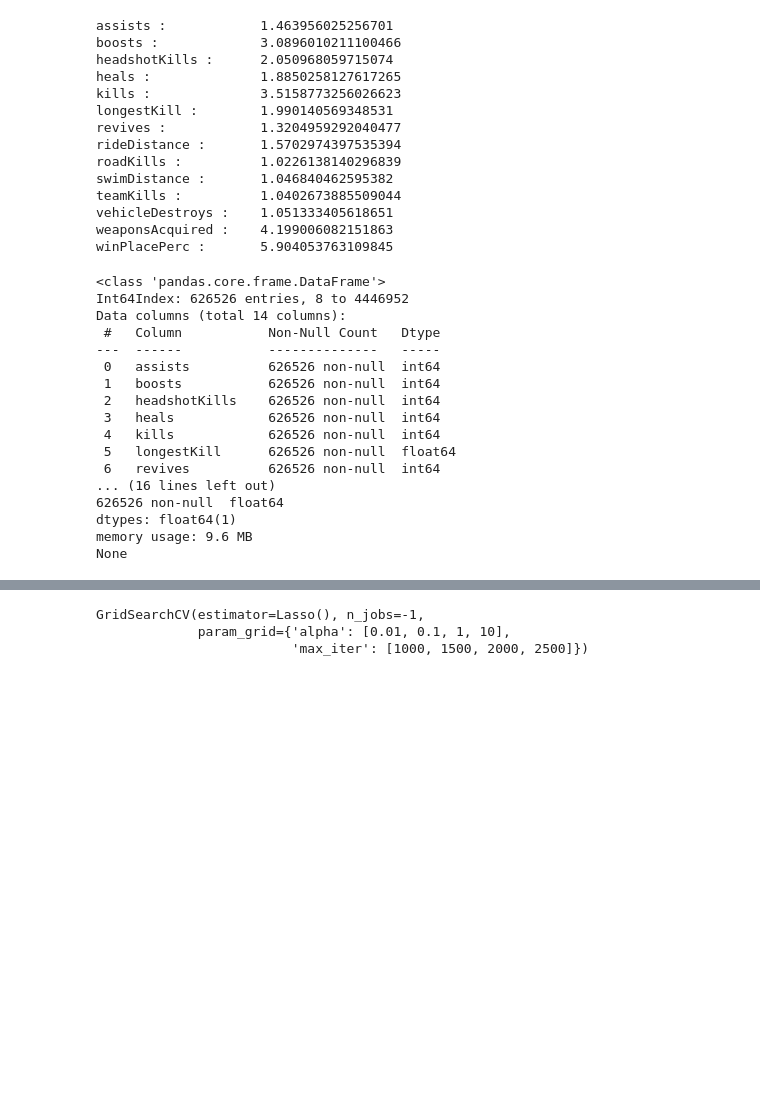
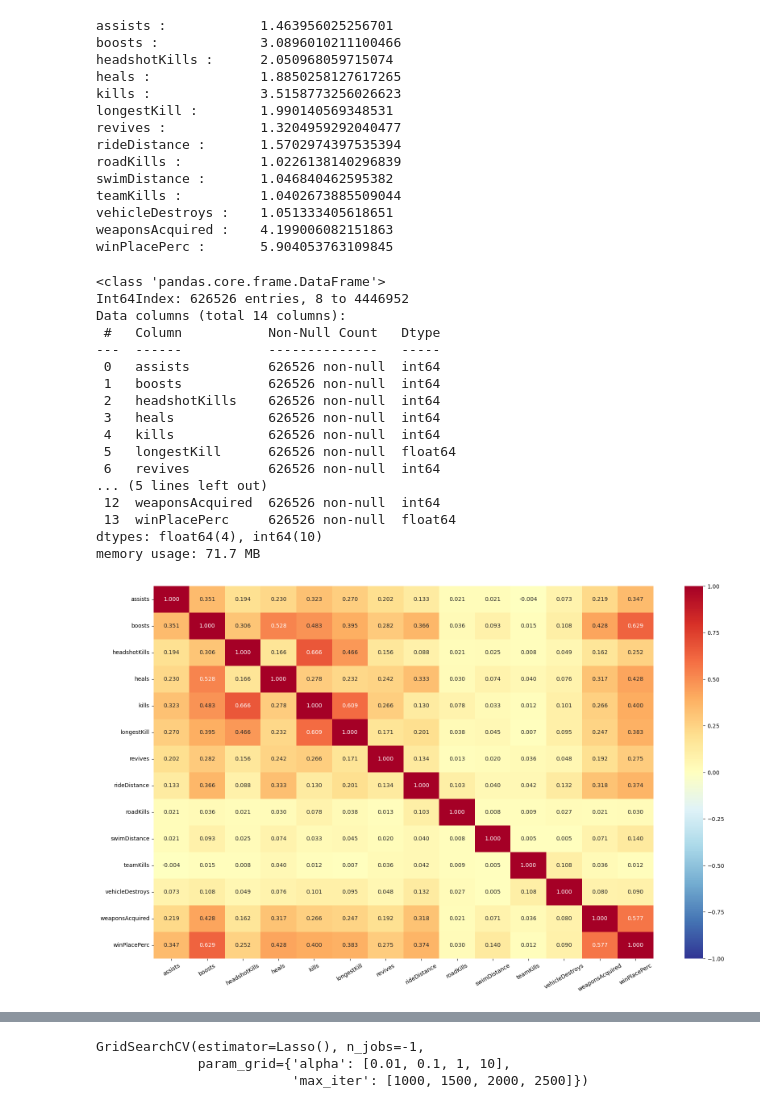
Before and after one commit to KymCat/DataProcessing, a Jupyter notebook: PUBG_Data_processing.ipynb, the cells around one changed output, grey strips where cells are left out. Saved outputs shown, nothing was run; the diff lists cells and outputs as text; code cells hidden in the pictures; blank space fills up the shorter version.

Commit message:
PUBG Data Processing Study v2

```diff
--- a/PUBG_Data_processing.ipynb
+++ b/PUBG_Data_processing.ipynb
@@ -5,7 +5,7 @@ import matplotlib.pyplot as plt
 import seaborn as sns
 import scipy.stats as spst
 # %%
-data = pd.read_csv('PUBG_WIN_OR_LOSE_DATASET.csv')
+data = pd.read_csv('../PUBG_WIN_OR_LOSE_DATASET.csv')
 data.head()
 # %% [output]
 |  | Id | groupId | matchId | assists | boosts | damageDealt | DBNOs | headshotKills | heals | killPlace | ... |
@@ -213,14 +213,8 @@ vehicleDestroys :    1.051333405618651
 weaponsAcquired :    4.199006082151863
 winPlacePerc :       5.904053763109845
 # %%
-data_input = temp_data_2.loc[:,:'winPlacePerc']
-#data_input = data_input.astype('float64') # float -> int
-
-data_target = temp_data_2.loc[:,'winPlacePerc']
-
-print(data_input.info())
-print("-"*50)
-print(data_target.info())
+data_input = temp_data_2
+data_input.info()
 # %% [output]
 <class 'pandas.core.frame.DataFrame'>
 Int64Index: 626526 entries, 8 to 4446952
@@ -234,8 +228,21 @@ Data columns (total 14 columns):
  4   kills            626526 non-null  int64
  5   longestKill      626526 non-null  float64
  6   revives          626526 non-null  int64
-... (16 lines left out)
-626526 non-null  float64
-dtypes: float64(1)
-memory usage: 9.6 MB
-None
+... (5 lines left out)
+ 12  weaponsAcquired  626526 non-null  int64
+ 13  winPlacePerc     626526 non-null  float64
+dtypes: float64(4), int64(10)
+memory usage: 71.7 MB
+# %%
+# 이상치 제거를 위한...
+# 무기흭득과 부스트 사용횟수가 높게 나옴.. 이 둘의 이상치를 제거 해보자
+plt.figure(figsize = (20, 12))
+sns.heatmap(data_input.corr(),
+            annot = True,            # 숫자(상관계수) 표기 여부
+            fmt = '.3f',             # 숫자 포멧 : 소수점 3자리까지 표기
+            cmap = 'RdYlBu_r',       # 칼라맵
+            vmin = -1, vmax = 1)     # 값의 최소, 최대값값
+plt.xticks(rotation = 30)
+plt.show()
+# %% [output]
+[figure, added]
```
Also changed, not shown: parts of 9 cells of this notebook.
